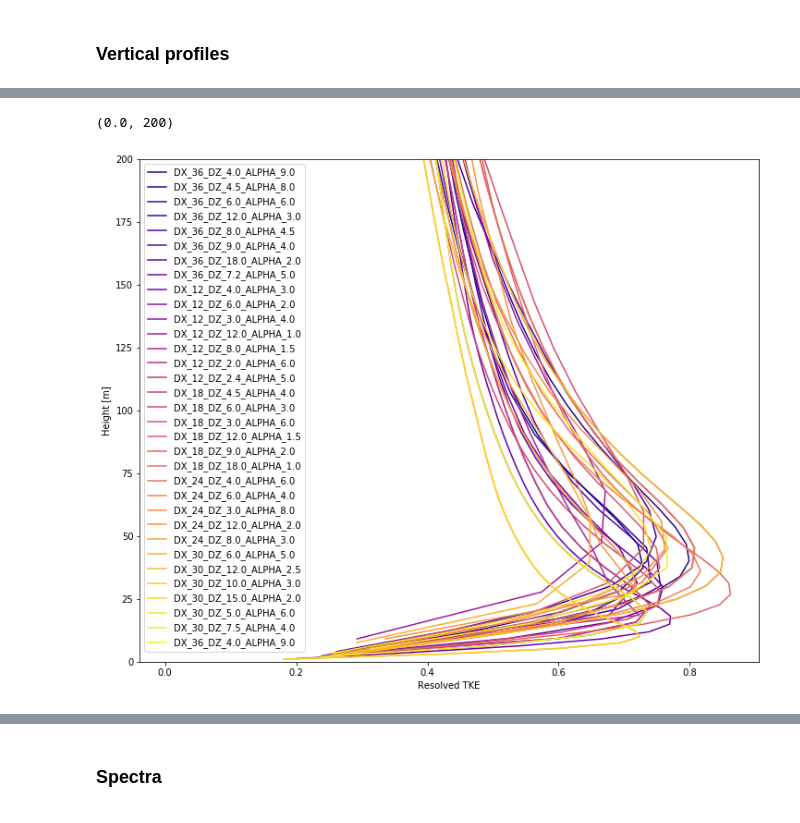
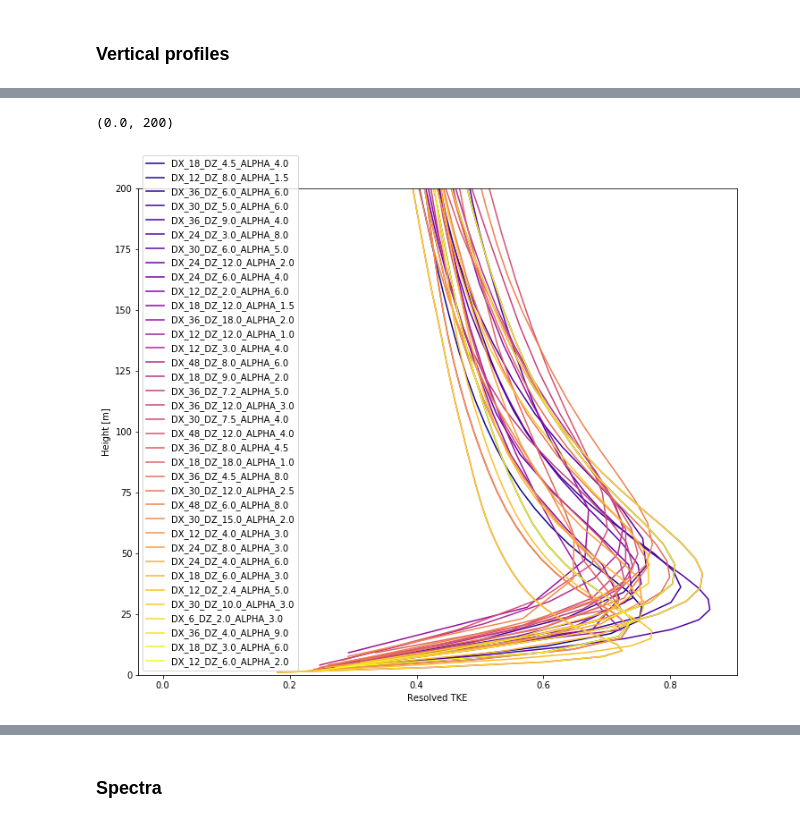
Before and after one commit to pkjha-aero/Wind_ML, a Jupyter notebook: scripts/Giselle/SWiFT_Giselle.ipynb, the cells around one changed output, grey strips where cells are left out. Saved outputs shown, nothing was run; the diff lists cells and outputs as text; code cells hidden in the pictures.

```diff
--- a/scripts/Giselle/SWiFT_Giselle.ipynb
+++ b/scripts/Giselle/SWiFT_Giselle.ipynb
@@ -332,7 +334,7 @@ path + folder + '/' + fname_stem[:-1]
 # %%
 # Processing and saving all files
 
-'''
+
 for dx in DX:
     for dz in DZ:
         alpha=str(round(dx/float(dz),1))
@@ -398,14 +400,13 @@ for dx in DX:
 
                         psd_ds['z'] = xr.DataArray( ds.z[[5, 15, 25, 35]].values, dims = 'nz' )
 
+                        save_spectra_pdata = True
                         if save_spectra_pdata:
                             print("Saving spectra process data")
                             psd_ds.to_netcdf( pdata_loc + pdata_spectra )
                 except OSError:
                     print('Passing, permission denied ...')
                     pass
-
-'''
 # %% [output]
 Process data exists, working on folder:
 /p/lscratchh/mirocha2/ML_LES_DX/LZ_2880_LZ_1800_UG_10_Z0_0.1/DX_12_DZ_4.0_ALPHA_3.0
@@ -434,7 +432,7 @@ Requires playing with some dimension names surrounding Time
 #Run next cell if you want to obtain all the files. Run this one if you want to obtail a s ingle file only
 
 '''
-pdata_loc = '/g/g92/mgf/Scratch1/Wind_Energy/Will/Data/'
+pdata_loc = '/g/g92/mgf/Scratch1/Wind_Energy/ProcessedDataForGroup/'
 folder='DX_24_DZ_3.0_ALPHA_8.0'
 pdata_3D = f'pdata_3D_DX_24_DZ_3.0_ALPHA_8.0.nc'
 pdata_spectra = f'pdata_spectra_DX_24_DZ_3.0_ALPHA_8.0.nc'
@@ -454,7 +452,7 @@ Process data exists /g/g92/mgf/Scratch1/Wind_Energy/Will/Data/pdata_3D_DX_24_DZ_
 # %%
 # Processing all files, omitting the already processed ones
 
-'''
+
 
 ds=[]
 psd_ds=[]
@@ -462,7 +460,7 @@ ds_1hr=[]
 psd_ds_1hr=[]
 case=[]
 
-DX=[36,12,18,24,30,36]
+DX=[48,36,12,18,24,30,36]
 #DX=[6,12,18,24,30,36]!!!!!!!!!!!!!!!!!!!!!!!!!!!! Cannot process DX=6 here, not enough memmory processed manually
 
 DZ=['4.0', '4.5', '6.0', '3.0', '12.0', '10.0', '8.0', '9.0', '18.0', '15.0', '5.0', '7.2', '2.0', '7.5', '2.4']
@@ -492,5 +490,4 @@ for dx in DX:
                 case.append(folder)
         else:
             print("Processed data does not exist, reading from WRFOUT")
-'''
 # %% [output]
@@ -735,7 +730,7 @@ f, ax = plt.subplots( figsize = (12, 10) )
 
 
 
-DX=[12,18,24,30,36]
+DX=[12,18,24,30,36,48]
 #DX=[6,12,18,24,30,36]!!!!!!!!!!!!!!!!!!!!!!!!!!!! Cannot process DX=6 here, not enough memmory processed manually
 
 DZ=['2.0','2.4','3.0','4.0','4.5','5.0','6.0','7.2','7.5','8.0','9.0','10.0','12.0','15.0','18.0']
@@ -780,18 +775,18 @@ plt.legend(bbox_to_anchor=(1.05, 1))
 # %%
 # TKE vertical profile, color a function of cases (one hour average)
 f, ax = plt.subplots( figsize = (12, 10) )
 
 for tt in range(0, len(ds_1hr)):
-    ax.plot( ds_1hr[tt].isel(XTIME = 0).TKE, ds_1hr[tt].z , c = case_colormap[tt], label=f'{case[tt]}')
+    ax.plot( ds_1hr[tt].isel(XTIME = 0).TKE, ds_1hr[tt].z , c = case_colormap[tt], label=f'{prefixed1[tt][19:-3]}')
 
 ax.set_xlabel('Resolved TKE')
 ax.set_ylabel('Height [m]')
 ax.legend()
 
 ax.set_ylim([0., 200])
 # %% [output]
 (0.0, 200)
-[figure, old version]
+[figure, new version]
 # %%
 # Tau13 vertical profile, color a function of cases (one hour average)
 f, ax = plt.subplots( figsize = (12, 10) )
```
Also changed, not shown: parts of 16 cells of this notebook.
